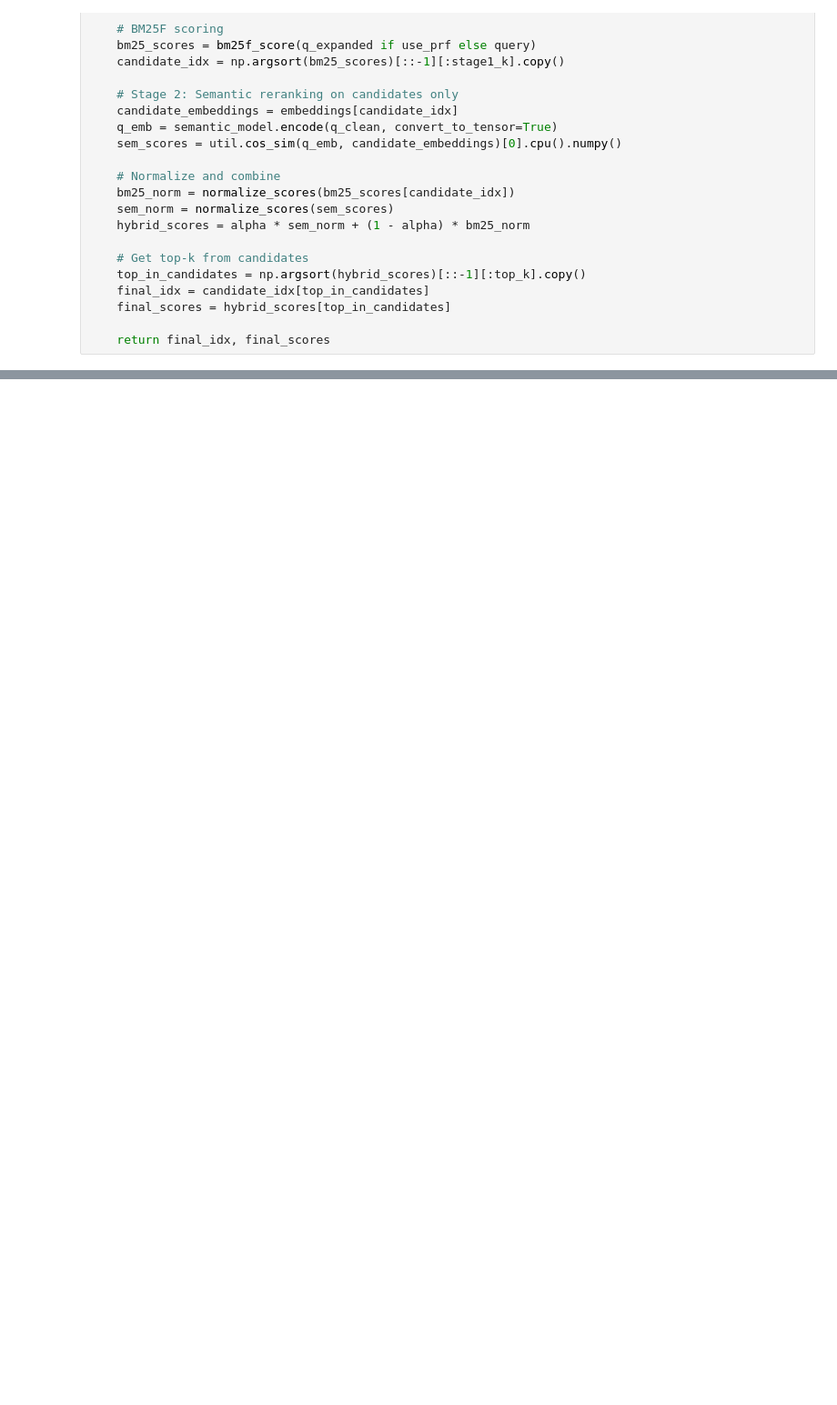
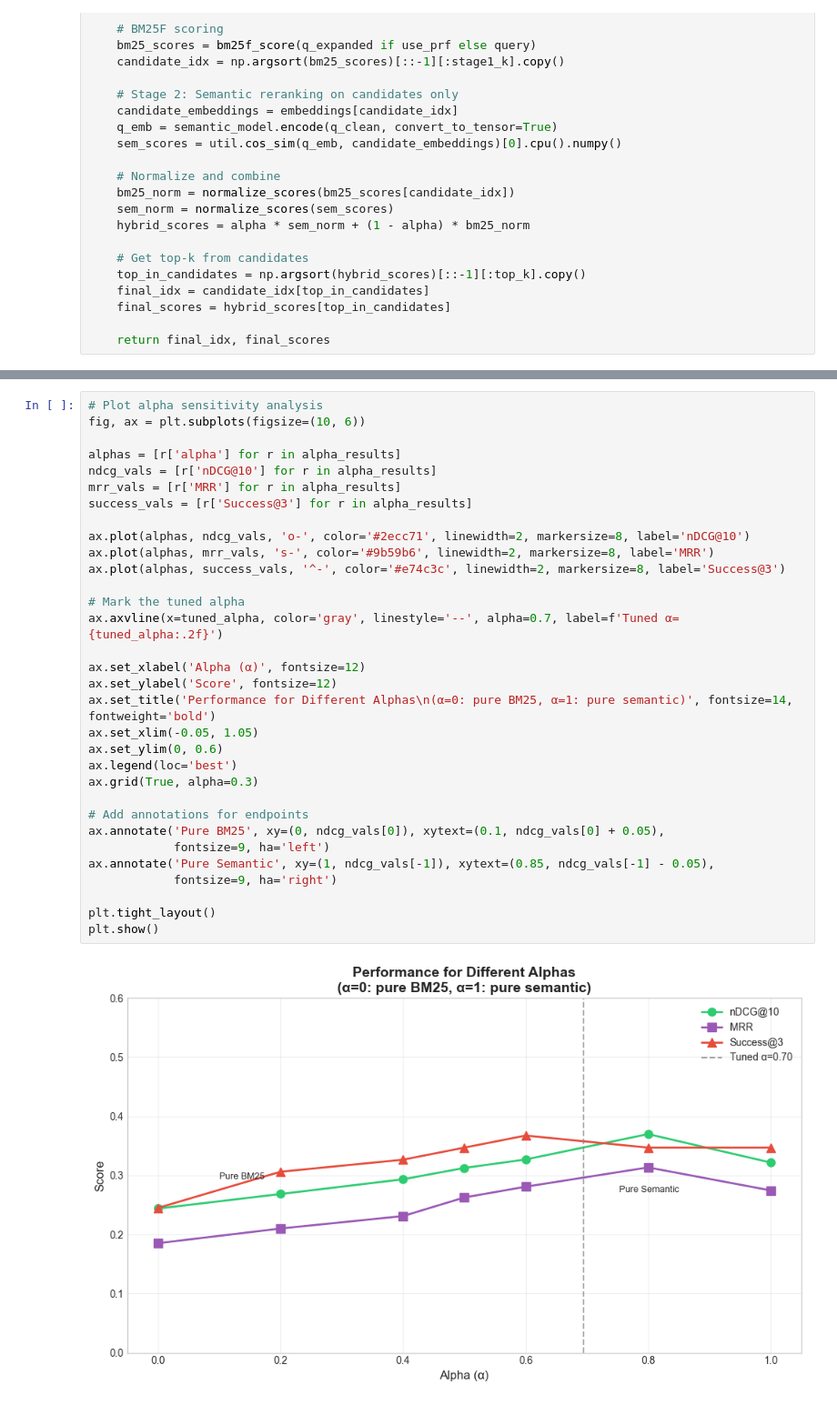
Before and after one commit to TheoXiong7/UIUCinema, a Jupyter notebook: Train.ipynb, the cells around one changed output, grey strips where cells are left out. Shown at 91% size. Drawn from its saved outputs; the diff is of its cells as text; blank space fills up the shorter version.

```diff
--- a/Train.ipynb
+++ b/Train.ipynb
@@ -502,0 +606,34 @@ Improvement over Baseline (BM25):
+# %%
+# Plot alpha sensitivity analysis
+fig, ax = plt.subplots(figsize=(10, 6))
+
+alphas = [r['alpha'] for r in alpha_results]
+ndcg_vals = [r['nDCG@10'] for r in alpha_results]
+mrr_vals = [r['MRR'] for r in alpha_results]
+success_vals = [r['Success@3'] for r in alpha_results]
+
+ax.plot(alphas, ndcg_vals, 'o-', color='#2ecc71', linewidth=2, markersize=8, label='nDCG@10')
+ax.plot(alphas, mrr_vals, 's-', color='#9b59b6', linewidth=2, markersize=8, label='MRR')
+ax.plot(alphas, success_vals, '^-', color='#e74c3c', linewidth=2, markersize=8, label='Success@3')
+
+# Mark the tuned alpha
+ax.axvline(x=tuned_alpha, color='gray', linestyle='--', alpha=0.7, label=f'Tuned α={tuned_alpha:.2f}')
+
+ax.set_xlabel('Alpha (α)', fontsize=12)
+ax.set_ylabel('Score', fontsize=12)
+ax.set_title('Performance for Different Alphas\n(α=0: pure BM25, α=1: pure semantic)', fontsize=14, fontweight='bold')
+ax.set_xlim(-0.05, 1.05)
+ax.set_ylim(0, 0.6)
+ax.legend(loc='best')
+ax.grid(True, alpha=0.3)
+
+# Add annotations for endpoints
+ax.annotate('Pure BM25', xy=(0, ndcg_vals[0]), xytext=(0.1, ndcg_vals[0] + 0.05),
+            fontsize=9, ha='left')
+ax.annotate('Pure Semantic', xy=(1, ndcg_vals[-1]), xytext=(0.85, ndcg_vals[-1] - 0.05),
+            fontsize=9, ha='right')
+
+plt.tight_layout()
+plt.show()
+# %% [output]
+[figure, added]
```
Also changed, not shown: parts of 11 cells of this notebook, 4 other files.
